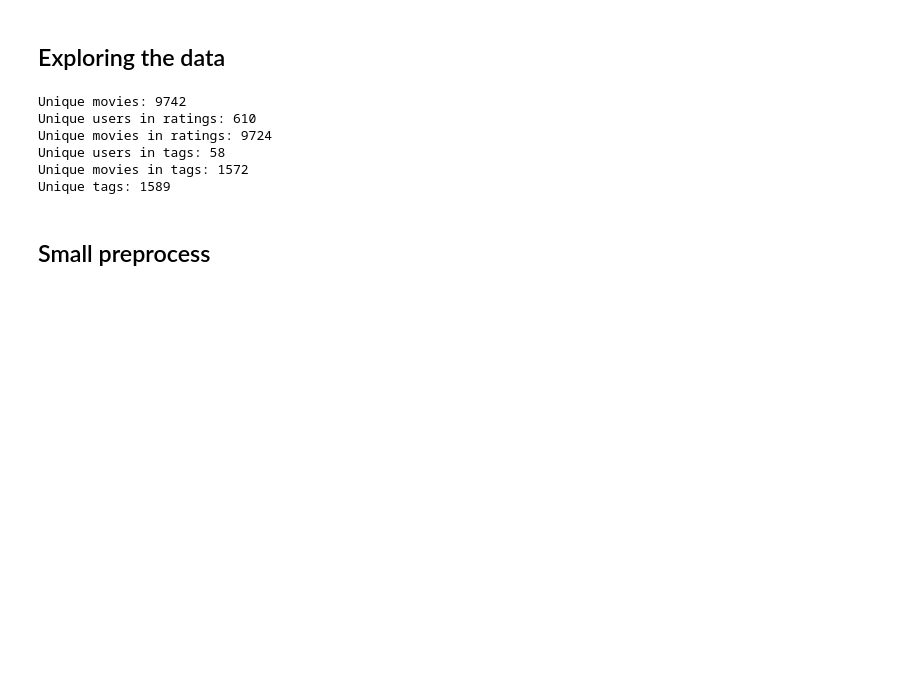
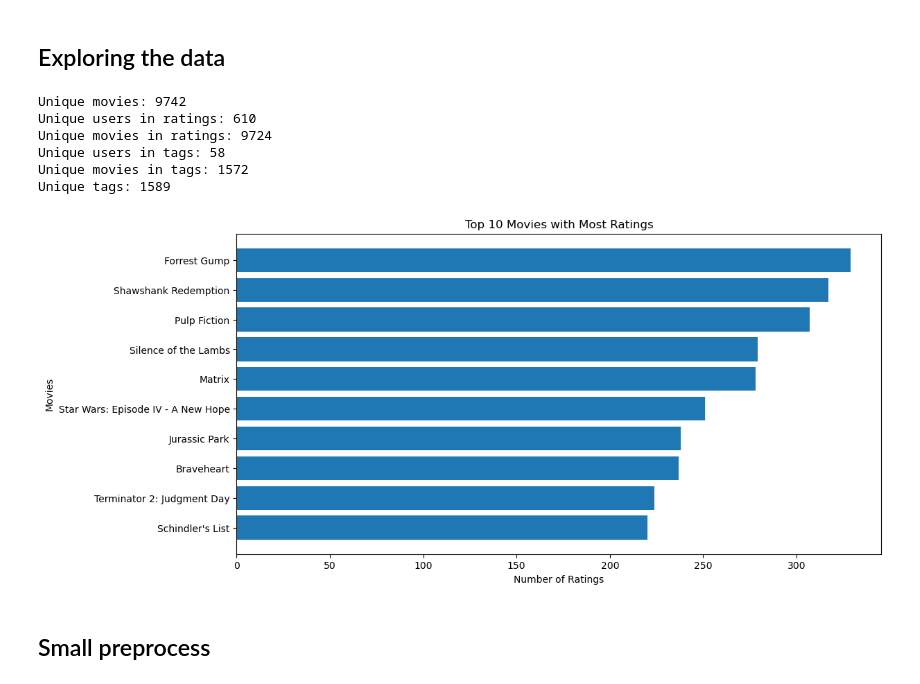
Before and after one commit to zemgabriela/agile-movie_recom, a Jupyter notebook: recommender_model.ipynb, the cells around one changed output. Saved outputs shown, nothing was run; the diff lists cells and outputs as text; code cells hidden in the pictures; blank space fills up the shorter version.

```diff
--- a/recommender_model.ipynb
+++ b/recommender_model.ipynb
@@ -102,6 +103,32 @@ Unique movies in ratings: 9724
 Unique users in tags: 58
 Unique movies in tags: 1572
 Unique tags: 1589
+# %%
+import pandas as pd
+import matplotlib.pyplot as plt
+
+# Assuming interactions_df is your dataset with at least 'item_id' and 'rating'.
+# Let's also assume that movies_df is your dataset with at least 'item_id' and 'title'.
+
+# Step 1: Aggregate the ratings
+ratings_count = ratings_df.groupby('item_id')['rating'].count().reset_index(name='rating_count')
+
+# Step 2: Merge the movie titles
+ratings_with_titles = ratings_count.merge(movies_df[['item_id', 'title']], on='item_id')
+
+# Step 3: Sort the data
+sorted_ratings = ratings_with_titles.sort_values(by='rating_count', ascending=False)
+
+# Step 4: Visualization
+plt.figure(figsize=(12, 6))
+plt.barh(sorted_ratings['title'][:10], sorted_ratings['rating_count'][:10])
+plt.xlabel('Number of Ratings')
+plt.ylabel('Movies')
+plt.title('Top 10 Movies with Most Ratings')
+plt.gca().invert_yaxis()  # To display the highest value on top
+plt.show()
+# %% [output]
+[figure, added]
 # %% [markdown]
 ## Small preprocess
 # %% [markdown]
```
Also changed, not shown: parts of 27 cells of this notebook.
